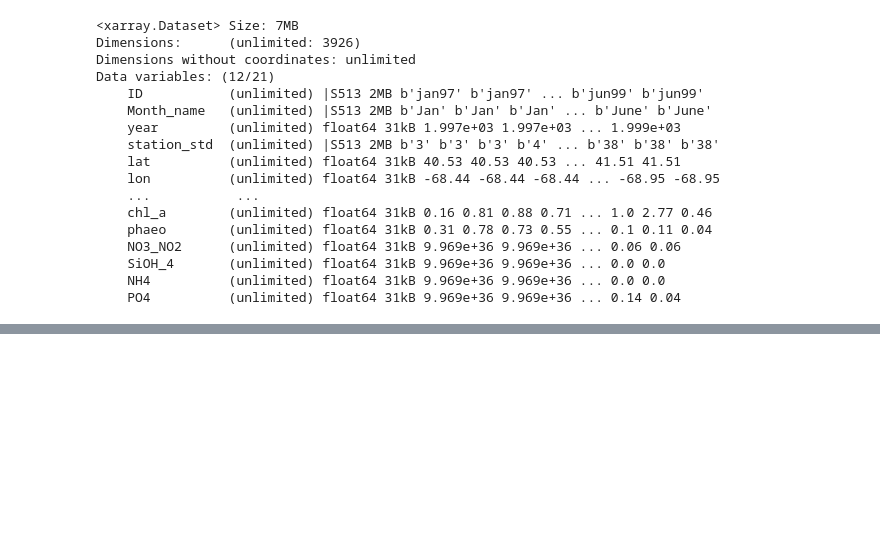
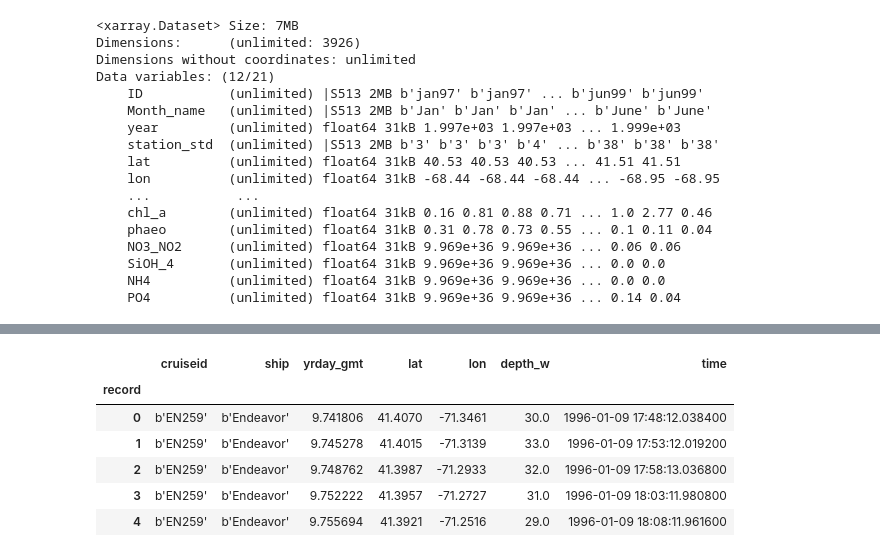
Before and after one commit to erdemkarakoylu/bayesian_ode, a Jupyter notebook: notebooks/globec_data_wrangling.ipynb, the cells around one changed output, grey strips where cells are left out. Cells and saved outputs as stored; diff of their text form; code cells hidden in the pictures; blank space fills up the shorter version.

```diff
--- a/notebooks/globec_data_wrangling.ipynb
+++ b/notebooks/globec_data_wrangling.ipynb
@@ -293,0 +333,12 @@ ds_nut = process_nut_phyto(ds_nut)
+# %%
+df_bath_adcp = ds.to_dataframe()
+# %%
+df_bath_adcp.head()
+# %% [output]
+|  | cruiseid | ship | yrday_gmt | lat | lon | depth_w | time |
+| record |  |  |  |  |  |  |  |
+| 0 | b'EN259' | b'Endeavor' | 9.741806 | 41.4070 | -71.3461 | 30.0 | 1996-01-09 17:48:12.038400 |
+| 1 | b'EN259' | b'Endeavor' | 9.745278 | 41.4015 | -71.3139 | 33.0 | 1996-01-09 17:53:12.019200 |
+| 2 | b'EN259' | b'Endeavor' | 9.748762 | 41.3987 | -71.2933 | 32.0 | 1996-01-09 17:58:13.036800 |
+| 3 | b'EN259' | b'Endeavor' | 9.752222 | 41.3957 | -71.2727 | 31.0 | 1996-01-09 18:03:11.980800 |
+| 4 | b'EN259' | b'Endeavor' | 9.755694 | 41.3921 | -71.2516 | 29.0 | 1996-01-09 18:08:11.961600 |
```
Also changed, not shown: parts of 23 cells of this notebook, 6 other files.
